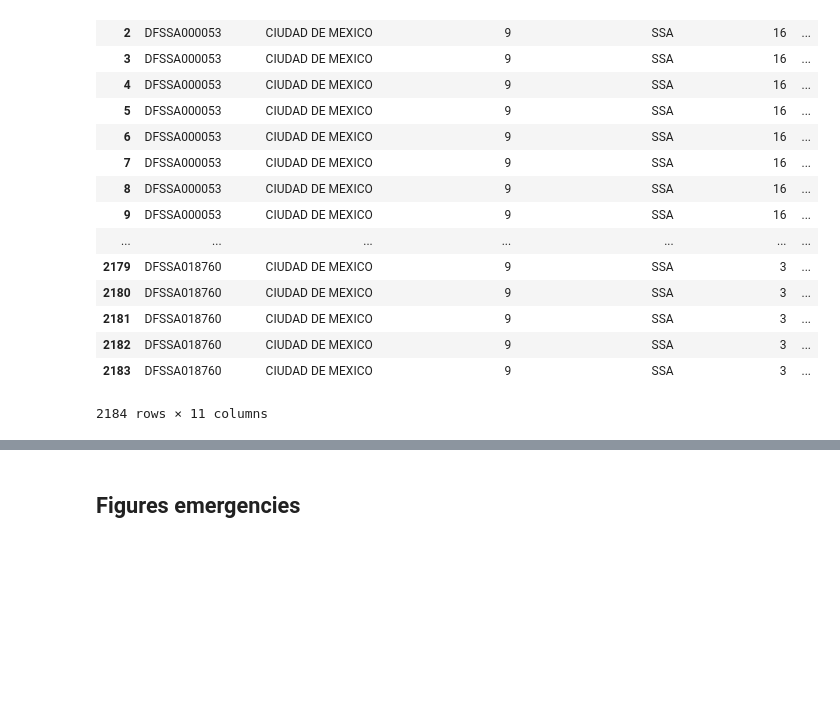
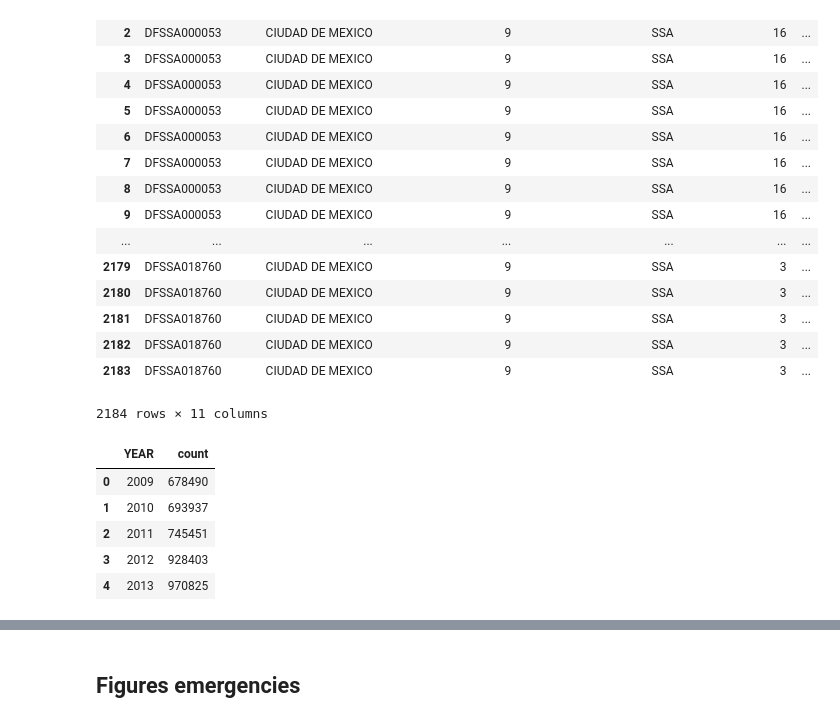
Before and after one commit to JoannePeel/healthcare-data-analysis, a Jupyter notebook: main.ipynb, the cells around one changed output, grey strips where cells are left out. Saved outputs shown, nothing was run; the diff lists cells and outputs as text; code cells hidden in the pictures; blank space fills up the shorter version.

```diff
--- a/main.ipynb
+++ b/main.ipynb
@@ -838,3 +846,14 @@ merged
 output_file = 'data_output/urgencies_by_date_vs_hospitals.csv'
 
 merged.to_csv(output_file, encoding='utf-8', index=False)
+# %%
+urgencies_by_year_growth = merged.groupby(['YEAR'])["count"].sum().reset_index(name="count")
+
+urgencies_by_year_growth.head()
+# %% [output]
+|  | YEAR | count |
+| 0 | 2009 | 678490 |
+| 1 | 2010 | 693937 |
+| 2 | 2011 | 745451 |
+| 3 | 2012 | 928403 |
+| 4 | 2013 | 970825 |
```
Also changed, not shown: parts of 3 cells of this notebook.
